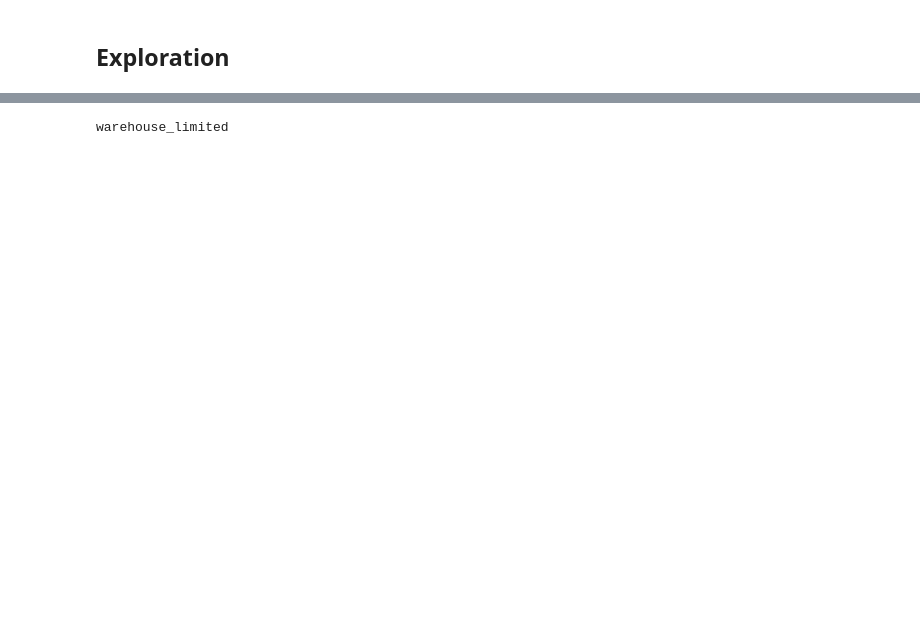
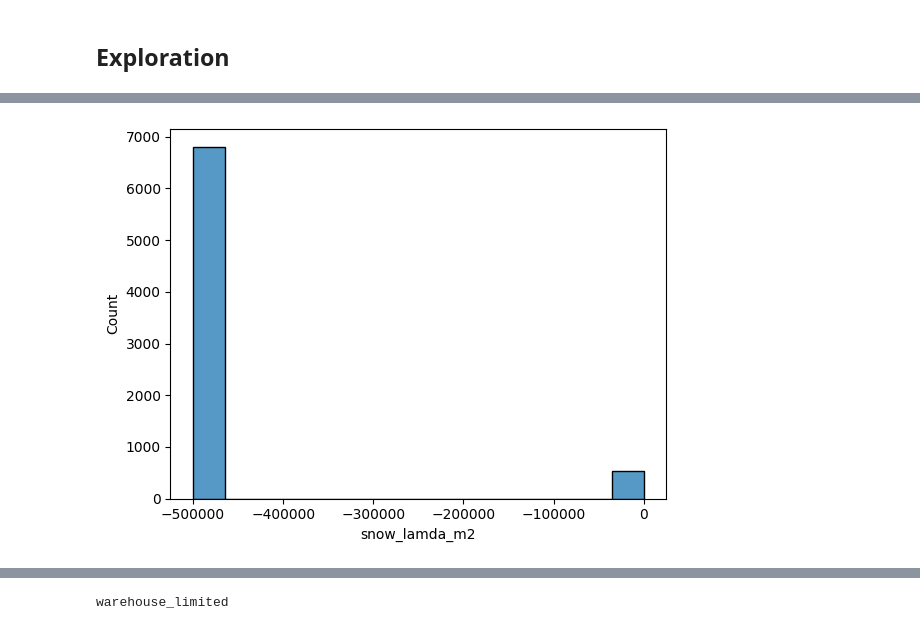
Before and after one commit to notfakearcher/julian, a Jupyter notebook: 04_projects/orders_forecasting/code/orders_forcasting.ipynb, the cells around one changed output, grey strips where cells are left out. Cells and saved outputs as stored; diff of their text form; code cells hidden in the pictures; blank space fills up the shorter version.

```diff
--- a/04_projects/orders_forecasting/code/orders_forcasting.ipynb
+++ b/04_projects/orders_forecasting/code/orders_forcasting.ipynb
@@ -230,0 +303,5 @@ df_all.sample(5)
+# %%
+sns.histplot(data = df_all, x = 'snow_lamda_m2')
+plt.show()
+# %% [output]
+[figure, added]
```
Also changed, not shown: parts of 19 cells of this notebook, 3 other files.
